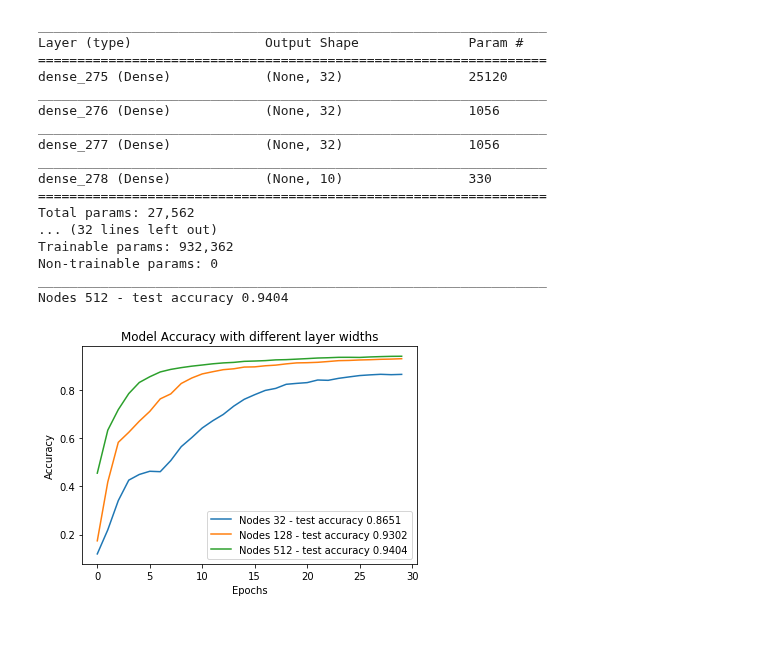
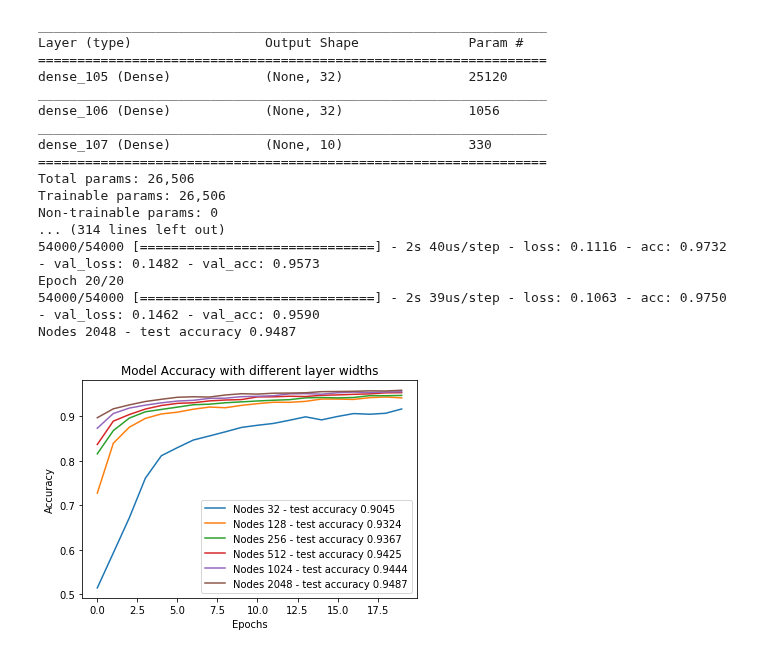
Before and after one commit to nitinkedia7/MNIST09, a Jupyter notebook: NeuralNetwork.ipynb, the cells around one changed output. Drawn from its saved outputs; the diff is of its cells as text; code cells hidden in the pictures.

```diff
--- a/NeuralNetwork.ipynb
+++ b/NeuralNetwork.ipynb
@@ -43,5 +40,5 @@ x_train shape: (60000, 784)
 # %%
-def build_model(layers = 3, layer_sizes=[128] * 3, batch_size=128, epochs=10,
+def build_model(layers = 2, layer_sizes=[256] * 2, batch_size=128, epochs=20,
                 activation_fn='sigmoid', optimiser_fn='sgd',
                 add_dropout=False, dropout_p=0.2, l2_reg=0.0):
     model = Sequential()
@@ -59,7 +56,21 @@ def build_model(layers = 3, layer_sizes=[128] * 3, batch_size=128, epochs=10,
     model.summary()
     model.compile(optimizer=optimiser_fn, loss='categorical_crossentropy', metrics=['accuracy'])
 
-    history = model.fit(x_train, y_train, batch_size=batch_size, epochs=epochs * layers,
-                        verbose=False, validation_data=(x_test, y_test))
+    history = model.fit(x_train, y_train, batch_size=batch_size, epochs=epochs,
+                        verbose=True, validation_split=0.1)
     loss, accuracy  = model.evaluate(x_test, y_test, verbose=False)
     return history, loss, accuracy
+# %%
+# Test different optimisation functions
+legend = []
+pyplot.close()
+for fn in ['sgd', 'adam', 'adagrad']:
+    history, loss, accuracy = build_model(optimiser_fn=fn)
+    pyplot.plot(history.history['val_acc'])
+    legend.append('{} - test accuracy {}'.format(fn, accuracy))
+
+pyplot.title('Model Accuracy with different optimisers')
+pyplot.ylabel('Accuracy')
+pyplot.xlabel('Epochs')
+pyplot.legend(legend, loc='best')
+pyplot.show()
@@ -65,0 +96,14 @@ def build_model(layers = 3, layer_sizes=[128] * 3, batch_size=128, epochs=10,
+# %%
+# Test number of epochs
+legend = []
+pyplot.close()
+for epoch_count in range(5, 30, 5):
+    history, loss, accuracy = build_model(epochs=epoch_count)
+    pyplot.plot(history.history['val_acc'])
+    legend.append('{} epochs - test accuracy {}'.format(epoch_count, accuracy))
+
+pyplot.title('Model Accuracy with varying epochs')
+pyplot.ylabel('Accuracy')
+pyplot.xlabel('Epochs')
+pyplot.legend(legend, loc='best')
+pyplot.show()
@@ -66,9 +129,9 @@ def build_model(layers = 3, layer_sizes=[128] * 3, batch_size=128, epochs=10,
 # %%
 # Test Number of hidden layers
-legend = []
+legend.clear()
 pyplot.close()
-for l in range(1, 4):
-    history, loss, accuracy = build_model(l, [128] * l)
+for l in range(2, 5):
+    history, loss, accuracy = build_model(l, [256] * l)
     pyplot.plot(history.history['val_acc'])
     legend.append('{} hidden layer- test accuracy {}'.format(l, accuracy))
 
@@ -99,37 +162,37 @@ _________________________________________________________________
 # %%
 # Test different layer widths
 legend.clear()
 pyplot.close()
-for nodes in [32, 128, 512]:
-    history, loss, accuracy = build_model(3, [nodes] * 3)
+for nodes in [32, 128, 256, 512, 1024, 2048]:
+    history, loss, accuracy = build_model(2, [nodes] * 2)
     pyplot.plot(history.history['val_acc'])
     legend.append('Nodes {} - test accuracy {}'.format(nodes, accuracy))
     print('Nodes {} - test accuracy {}'.format(nodes, accuracy))
 
     pyplot.title('Model Accuracy with different layer widths')
 pyplot.ylabel('Accuracy')
 pyplot.xlabel('Epochs')
 pyplot.legend(legend, loc='best')
 pyplot.show()
 # %% [output]
 _________________________________________________________________
 Layer (type)                 Output Shape              Param #
 =================================================================
-dense_275 (Dense)            (None, 32)                25120
+dense_105 (Dense)            (None, 32)                25120
 _________________________________________________________________
-dense_276 (Dense)            (None, 32)                1056
+dense_106 (Dense)            (None, 32)                1056
 _________________________________________________________________
-dense_277 (Dense)            (None, 32)                1056
-_________________________________________________________________
-dense_278 (Dense)            (None, 10)                330
+dense_107 (Dense)            (None, 10)                330
 =================================================================
-Total params: 27,562
-... (32 lines left out)
-Trainable params: 932,362
+Total params: 26,506
+Trainable params: 26,506
 Non-trainable params: 0
-_________________________________________________________________
-Nodes 512 - test accuracy 0.9404
+... (314 lines left out)
+54000/54000 [==============================] - 2s 40us/step - loss: 0.1116 - acc: 0.9732 - val_loss: 0.1482 - val_acc: 0.9573
+Epoch 20/20
+54000/54000 [==============================] - 2s 39us/step - loss: 0.1063 - acc: 0.9750 - val_loss: 0.1462 - val_acc: 0.9590
+Nodes 2048 - test accuracy 0.9487
-[figure, old version]
+[figure, new version]
 # %%
 # Test different activation fn in hidden layer(s)
 legend.clear()
```
Also changed, not shown: parts of 10 cells of this notebook, 10 other files.
